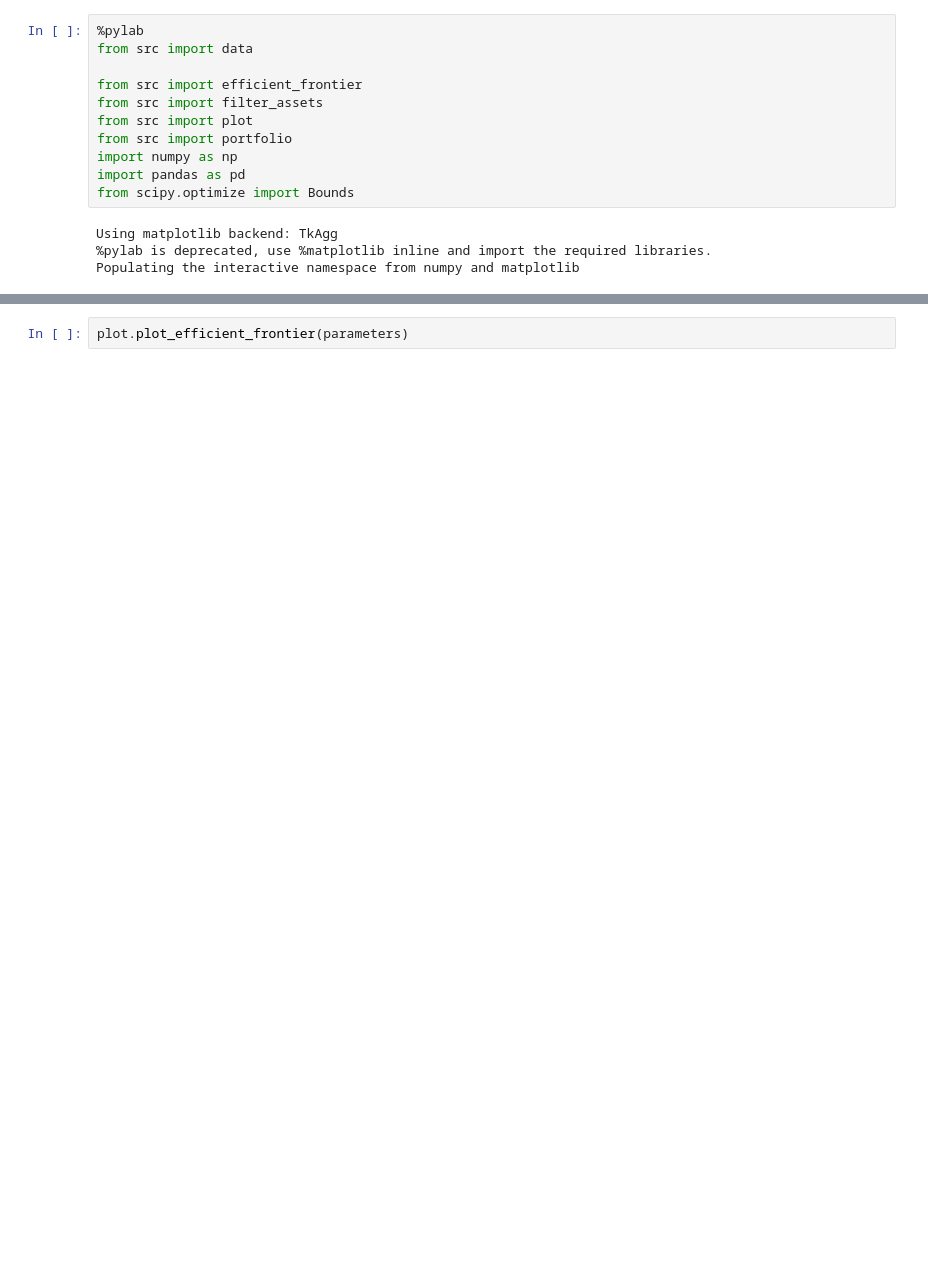
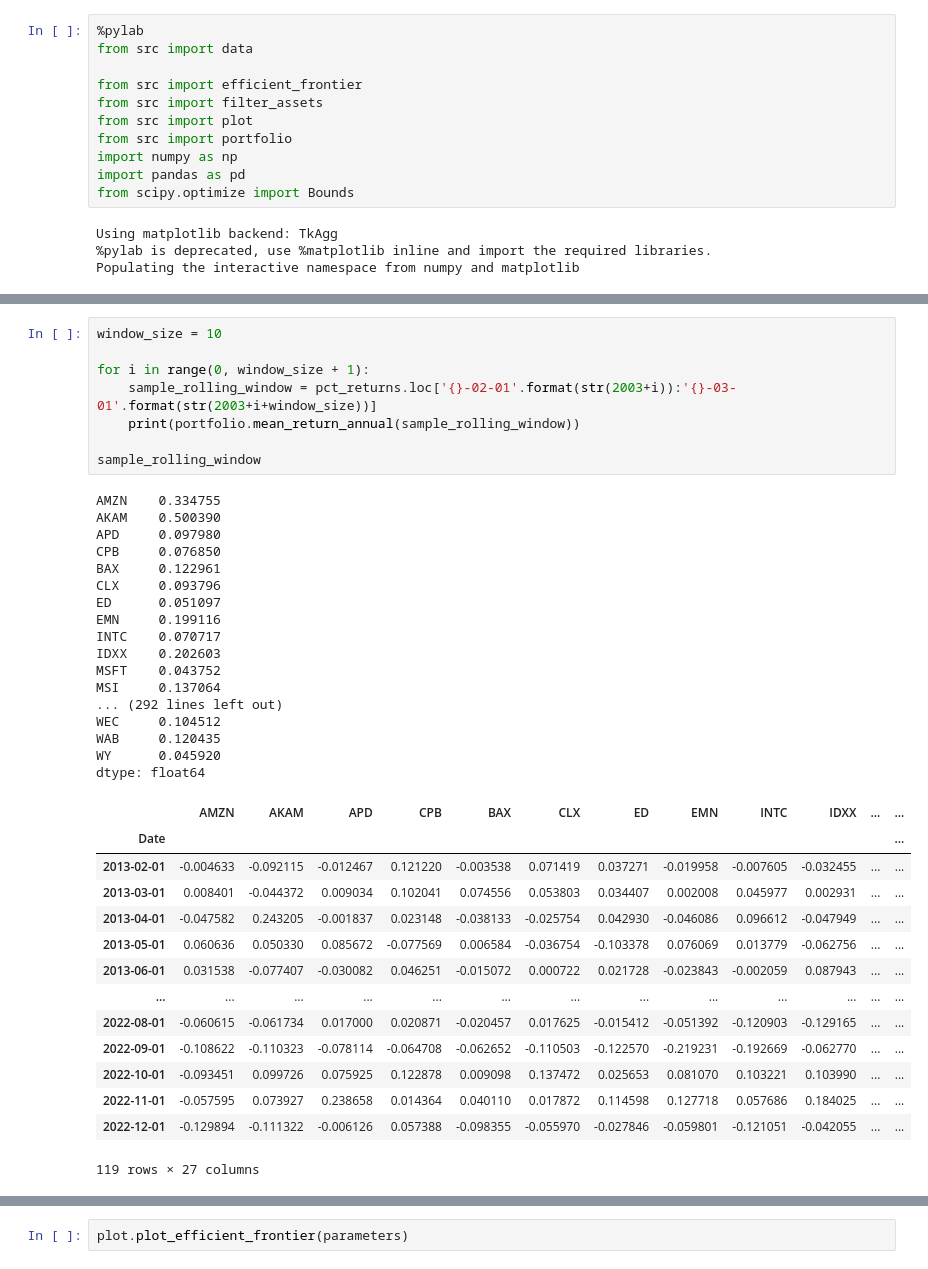
Before and after one commit to NicolaiVArends/BachelorThesis, a Jupyter notebook: All_Code/portfolio_for_you.ipynb, the cells around one changed output, grey strips where cells are left out. Saved outputs shown, nothing was run; the diff lists cells and outputs as text; blank space fills up the shorter version.

```diff
--- a/All_Code/portfolio_for_you.ipynb
+++ b/All_Code/portfolio_for_you.ipynb
@@ -73,3 +101,43 @@ weights_of_each_portfolio
+# %%
+window_size = 10
+
+for i in range(0, window_size + 1):
+    sample_rolling_window = pct_returns.loc['{}-02-01'.format(str(2003+i)):'{}-03-01'.format(str(2003+i+window_size))]
+    print(portfolio.mean_return_annual(sample_rolling_window))
+
+sample_rolling_window
+# %% [output]
+AMZN    0.334755
+AKAM    0.500390
+APD     0.097980
+CPB     0.076850
+BAX     0.122961
+CLX     0.093796
+ED      0.051097
+EMN     0.199116
+INTC    0.070717
+IDXX    0.202603
+MSFT    0.043752
+MSI     0.137064
+... (292 lines left out)
+WEC     0.104512
+WAB     0.120435
+WY      0.045920
+dtype: float64
+|  | AMZN | AKAM | APD | CPB | BAX | CLX | ED | EMN | INTC | IDXX | ... | ... |
+| Date |  |  |  |  |  |  |  |  |  |  |  | ... |
+| 2013-02-01 | -0.004633 | -0.092115 | -0.012467 | 0.121220 | -0.003538 | 0.071419 | 0.037271 | -0.019958 | -0.007605 | -0.032455 | ... | ... |
+| 2013-03-01 | 0.008401 | -0.044372 | 0.009034 | 0.102041 | 0.074556 | 0.053803 | 0.034407 | 0.002008 | 0.045977 | 0.002931 | ... | ... |
+| 2013-04-01 | -0.047582 | 0.243205 | -0.001837 | 0.023148 | -0.038133 | -0.025754 | 0.042930 | -0.046086 | 0.096612 | -0.047949 | ... | ... |
+| 2013-05-01 | 0.060636 | 0.050330 | 0.085672 | -0.077569 | 0.006584 | -0.036754 | -0.103378 | 0.076069 | 0.013779 | -0.062756 | ... | ... |
+| 2013-06-01 | 0.031538 | -0.077407 | -0.030082 | 0.046251 | -0.015072 | 0.000722 | 0.021728 | -0.023843 | -0.002059 | 0.087943 | ... | ... |
+| ... | ... | ... | ... | ... | ... | ... | ... | ... | ... | ... | ... | ... |
+| 2022-08-01 | -0.060615 | -0.061734 | 0.017000 | 0.020871 | -0.020457 | 0.017625 | -0.015412 | -0.051392 | -0.120903 | -0.129165 | ... | ... |
+| 2022-09-01 | -0.108622 | -0.110323 | -0.078114 | -0.064708 | -0.062652 | -0.110503 | -0.122570 | -0.219231 | -0.192669 | -0.062770 | ... | ... |
+| 2022-10-01 | -0.093451 | 0.099726 | 0.075925 | 0.122878 | 0.009098 | 0.137472 | 0.025653 | 0.081070 | 0.103221 | 0.103990 | ... | ... |
+| 2022-11-01 | -0.057595 | 0.073927 | 0.238658 | 0.014364 | 0.040110 | 0.017872 | 0.114598 | 0.127718 | 0.057686 | 0.184025 | ... | ... |
+| 2022-12-01 | -0.129894 | -0.111322 | -0.006126 | 0.057388 | -0.098355 | -0.055970 | -0.027846 | -0.059801 | -0.121051 | -0.042055 | ... | ... |
+119 rows × 27 columns
 # %%
 #Hvor meget allokerer vi til vores portefølje i forhold til vores risk_free_asset
 
```
Also changed, not shown: parts of 10 cells of this notebook, 1 other file.
